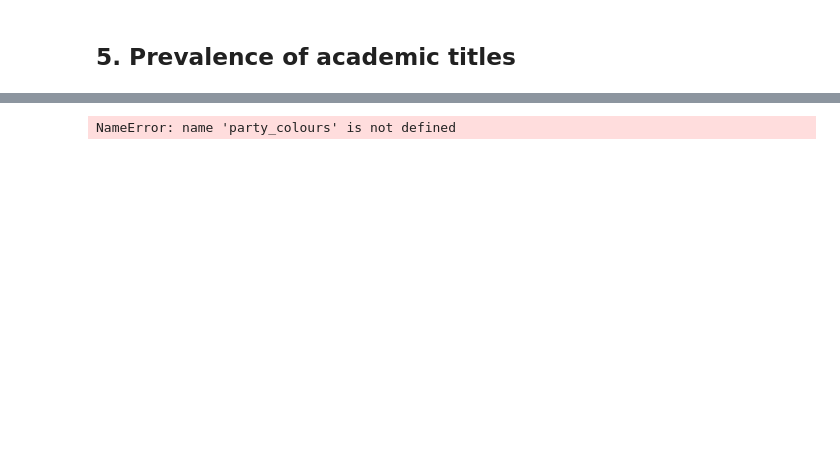
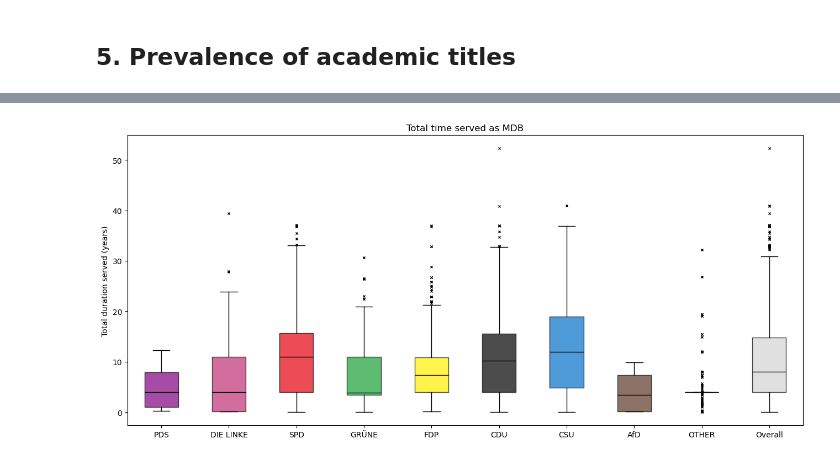
Before and after one commit to carl-lorenz/Visualization, a Jupyter notebook: Exam/1_members_of_german_parliament.ipynb, the cells around one changed output, grey strips where cells are left out. Saved outputs shown, nothing was run; the diff lists cells and outputs as text; code cells hidden in the pictures; blank space fills up the shorter version.

```diff
--- a/Exam/1_members_of_german_parliament.ipynb
+++ b/Exam/1_members_of_german_parliament.ipynb
@@ -1331,16 +1071,15 @@ mdb_df
 # %%
-
-
-# --- 2) Total duration served by party boxplot (with "Overall" added) ---
-duration_df = (
+# Calculating duration in years:
+plot_df = (
     mdb_df
     .dropna(subset=['Total_duration_days'])
     .assign(Total_duration_years=lambda d: d['Total_duration_days'] / 365.25)
 )
 
-party_order_dur = [p for p in party_colours if p in duration_df['Party'].unique()]
+party_order_dur = [p for p in PARTY_ORDER if p in duration_df['Party'].unique()]
 labels_dur = party_order_dur + ['Overall']
 
+# Getting boxplot stats for each party:
 stats_dur = []
 for party in party_order_dur:
     vals = duration_df.loc[duration_df['Party'] == party, 'Total_duration_years']
@@ -1348,34 +1087,37 @@ for party in party_order_dur:
     s['label'] = party
     stats_dur.append(s)
 
+# Getting stats for overall boxplot:
 overall_dur_stats = compute_box_stats(duration_df['Total_duration_years'])
 overall_dur_stats['label'] = 'Overall'
 stats_dur.append(overall_dur_stats)
 
 fig, ax = plt.subplots(figsize=(13, 6))
 positions = range(1, len(stats_dur) + 1)
 
+# Plot Boxplot:
 bxp_dict = ax.bxp(
     stats_dur,
     positions=positions,
     patch_artist=True,
     widths=0.5,
     showfliers=True,
     medianprops={'color': 'black'},
     flierprops={'marker': 'x', 'markersize': 3, 'alpha': 1}
 )
 
+# Colour coding:
 for patch, label in zip(bxp_dict['boxes'], labels_dur):
-    color = party_colours.get(label, 'lightgrey') if label != 'Overall' else 'lightgrey'
+    color = PARTY_DICT.get(label, 'lightgrey') if label != 'Overall' else 'lightgrey'
     patch.set_facecolor(color)
     patch.set_alpha(0.7)
 
 ax.set_xticks(positions)
 ax.set_xticklabels(labels_dur)
 ax.set_ylabel('Total duration served (years)')
 ax.set_title('Total time served as MDB')
 plt.tight_layout()
 plt.show()
 # %% [output]
-NameError: name 'party_colours' is not defined
+[figure, added]
 # %%
```
Also changed, not shown: parts of 17 cells of this notebook.
